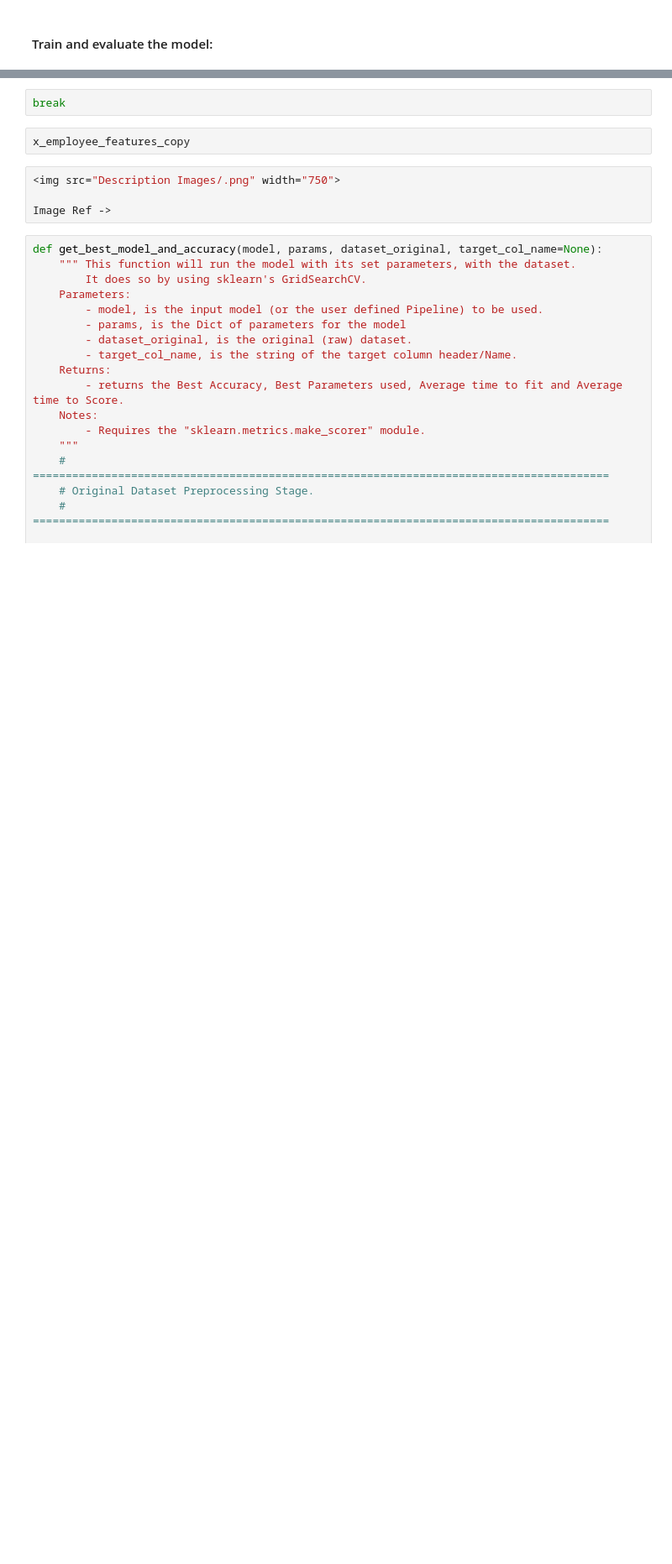
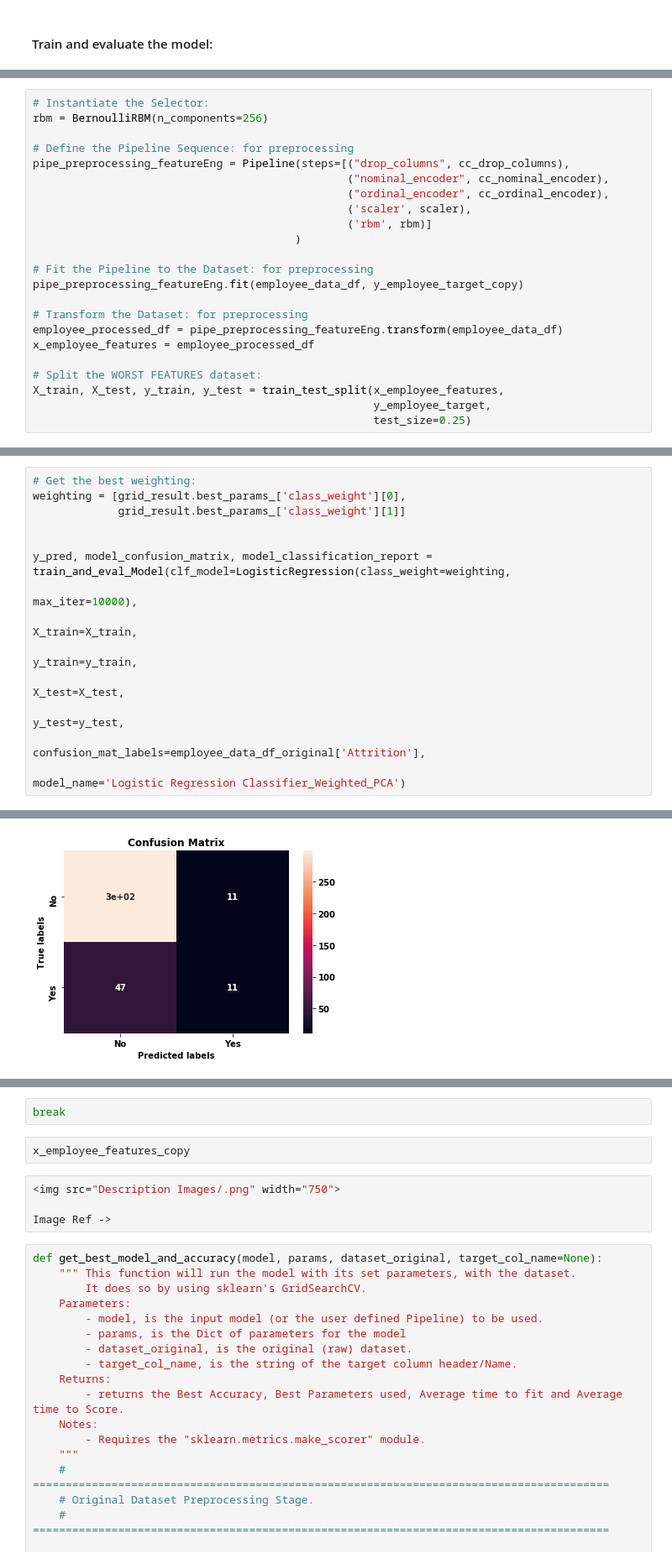
Before and after one commit to ylee9107/DS_Projects_for_Business, a Jupyter notebook: Project 1 - DS for HR department/DSB_Human Resource Department.ipynb, the cells around one changed output, grey strips where cells are left out. Shown at 84% size. Cells and saved outputs as stored; diff of their text form; blank space fills up the shorter version.

```diff
--- a/Project 1 - DS for HR department/DSB_Human Resource Department.ipynb
+++ b/Project 1 - DS for HR department/DSB_Human Resource Department.ipynb
@@ -2471,0 +2523,23 @@ weighted avg       0.88      0.86      0.80       368
+# %%
+# Instantiate the Selector:
+rbm = BernoulliRBM(n_components=256)
+
+# Define the Pipeline Sequence: for preprocessing
+pipe_preprocessing_featureEng = Pipeline(steps=[("drop_columns", cc_drop_columns),
+                                                ("nominal_encoder", cc_nominal_encoder),
+                                                ("ordinal_encoder", cc_ordinal_encoder),
+                                                ('scaler', scaler),
+                                                ('rbm', rbm)]
+                                        )
+
+# Fit the Pipeline to the Dataset: for preprocessing
+pipe_preprocessing_featureEng.fit(employee_data_df, y_employee_target_copy)
+
+# Transform the Dataset: for preprocessing
+employee_processed_df = pipe_preprocessing_featureEng.transform(employee_data_df)
+x_employee_features = employee_processed_df
+
+# Split the WORST FEATURES dataset:
+X_train, X_test, y_train, y_test = train_test_split(x_employee_features,
+                                                    y_employee_target,
+                                                    test_size=0.25)
@@ -2471,0 +2556,15 @@ weighted avg       0.88      0.86      0.80       368
+# %%
+# Get the best weighting:
+weighting = [grid_result.best_params_['class_weight'][0],
+             grid_result.best_params_['class_weight'][1]]
+
+
+y_pred, model_confusion_matrix, model_classification_report = train_and_eval_Model(clf_model=LogisticRegression(class_weight=weighting,
+                                                                                                                max_iter=10000),
+                                                                                   X_train=X_train,
+                                                                                   y_train=y_train,
+                                                                                   X_test=X_test,
+                                                                                   y_test=y_test,
+                                                                                   confusion_mat_labels=employee_data_df_original['Attrition'],
+                                                                                   model_name='Logistic Regression Classifier_Weighted_PCA')
+# %% [output]
@@ -2471,0 +2575 @@ weighted avg       0.88      0.86      0.80       368
+[figure, added]
```
Also changed, not shown: parts of 18 cells of this notebook.
